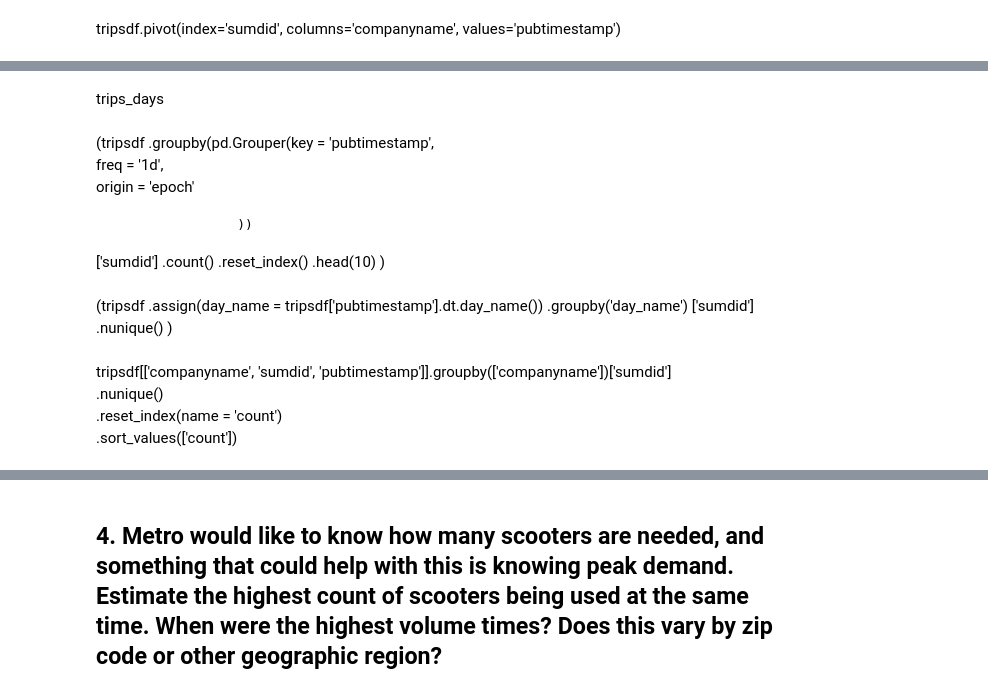
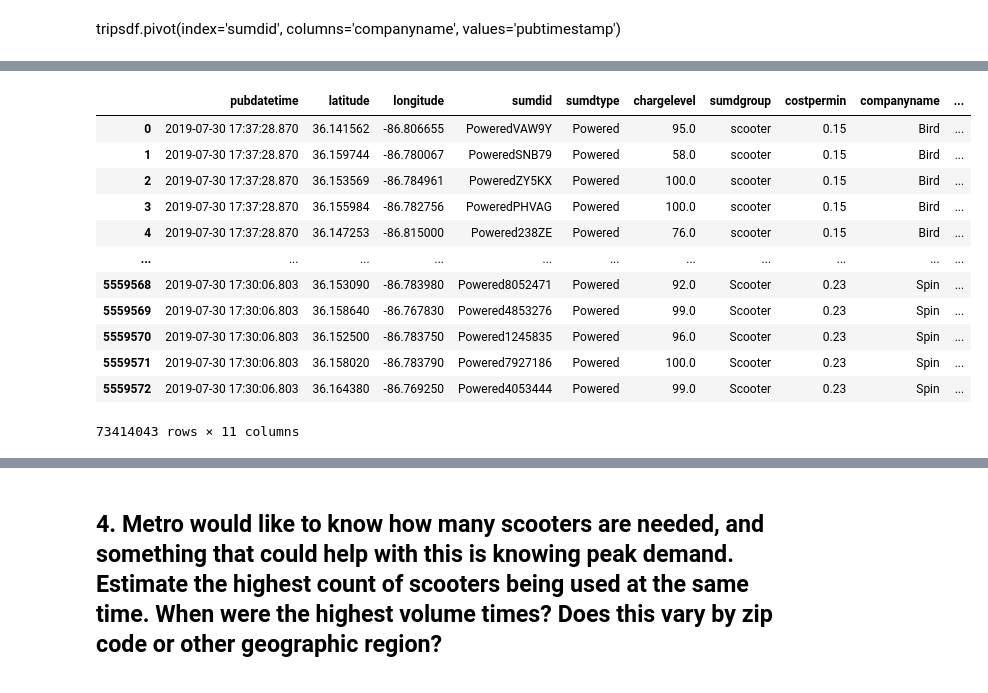
Before and after one commit to NSS-Data-Analytics-Cohort-11/scooters-hot_honey, a Jupyter notebook: notebooks/Scooters.ipynb, the cells around one changed output, grey strips where cells are left out. Cells and saved outputs as stored; diff of their text form; code cells hidden in the pictures.

```diff
--- a/notebooks/Scooters.ipynb
+++ b/notebooks/Scooters.ipynb
@@ -652,26 +652,18 @@ trips_days = (tripsdf
-# %% [markdown]
-trips_days
-# %% [markdown]
-(tripsdf
- .groupby(pd.Grouper(key = 'pubtimestamp',
-                     freq = '1d',
-                     origin = 'epoch'
-
-                    ))
- ['sumdid']
- .count()
- .reset_index()
- .head(10)
-)
-# %% [markdown]
-(tripsdf
- .assign(day_name = tripsdf['pubtimestamp'].dt.day_name())
- .groupby('day_name')
- ['sumdid']
- .nunique()
-)
-# %% [markdown]
-tripsdf[['companyname', 'sumdid', 'pubtimestamp']].groupby(['companyname'])['sumdid']\
-                                                        .nunique()\
-                                                        .reset_index(name = 'count')\
-                                                        .sort_values(['count'])
+# %%
+scootersdf['Date'] = scootersdf['pubdatetime'].dt.day
+# %%
+scootersdf
+# %% [output]
+|  | pubdatetime | latitude | longitude | sumdid | sumdtype | chargelevel | sumdgroup | costpermin | companyname | ... |
+| 0 | 2019-07-30 17:37:28.870 | 36.141562 | -86.806655 | PoweredVAW9Y | Powered | 95.0 | scooter | 0.15 | Bird | ... |
+| 1 | 2019-07-30 17:37:28.870 | 36.159744 | -86.780067 | PoweredSNB79 | Powered | 58.0 | scooter | 0.15 | Bird | ... |
+| 2 | 2019-07-30 17:37:28.870 | 36.153569 | -86.784961 | PoweredZY5KX | Powered | 100.0 | scooter | 0.15 | Bird | ... |
+| 3 | 2019-07-30 17:37:28.870 | 36.155984 | -86.782756 | PoweredPHVAG | Powered | 100.0 | scooter | 0.15 | Bird | ... |
+| 4 | 2019-07-30 17:37:28.870 | 36.147253 | -86.815000 | Powered238ZE | Powered | 76.0 | scooter | 0.15 | Bird | ... |
+| ... | ... | ... | ... | ... | ... | ... | ... | ... | ... | ... |
+| 5559568 | 2019-07-30 17:30:06.803 | 36.153090 | -86.783980 | Powered8052471 | Powered | 92.0 | Scooter | 0.23 | Spin | ... |
+| 5559569 | 2019-07-30 17:30:06.803 | 36.158640 | -86.767830 | Powered4853276 | Powered | 99.0 | Scooter | 0.23 | Spin | ... |
+| 5559570 | 2019-07-30 17:30:06.803 | 36.152500 | -86.783750 | Powered1245835 | Powered | 96.0 | Scooter | 0.23 | Spin | ... |
+| 5559571 | 2019-07-30 17:30:06.803 | 36.158020 | -86.783790 | Powered7927186 | Powered | 100.0 | Scooter | 0.23 | Spin | ... |
+| 5559572 | 2019-07-30 17:30:06.803 | 36.164380 | -86.769250 | Powered4053444 | Powered | 99.0 | Scooter | 0.23 | Spin | ... |
+73414043 rows × 11 columns
```
Also changed, not shown: parts of 26 cells of this notebook.
